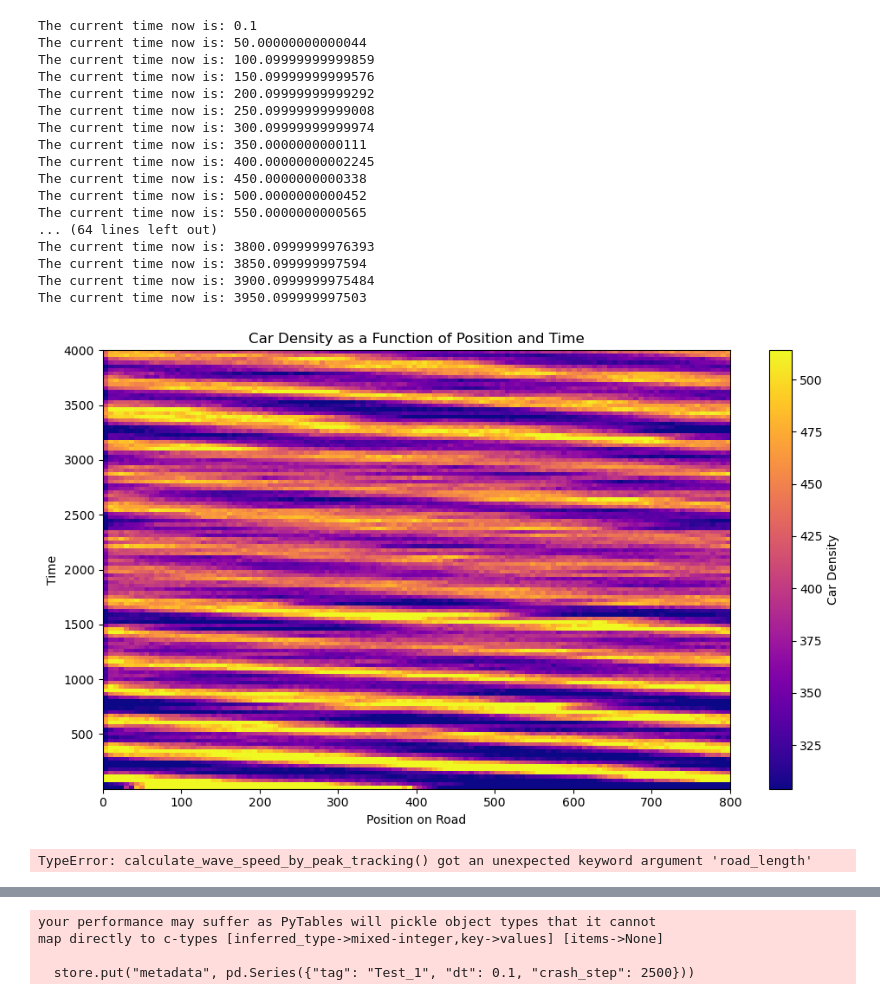
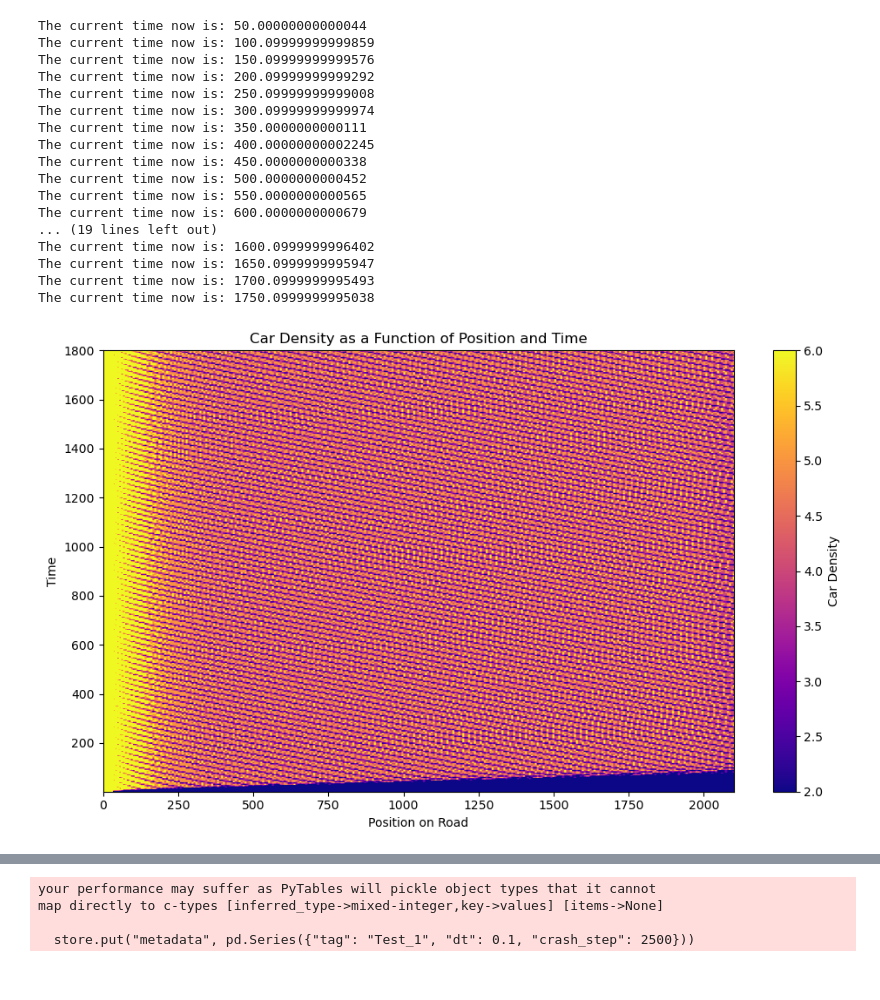
Before and after one commit to yuval-levi-046/PROM-Physical-Simulation, a Jupyter notebook: simulator.ipynb, the cells around one changed output, grey strips where cells are left out. Drawn from its saved outputs; the diff is of its cells as text; code cells hidden in the pictures.

```diff
--- a/simulator.ipynb
+++ b/simulator.ipynb
@@ -18,16 +18,19 @@ from helper import plot_stuck_car_heatmap, plot_graphs, get_average_velocity, pl
 # %%
 dt = 0.1
-sim_time = 4000
+sim_time = 1800
 
-num_cars = 100
-starting_speed = 20
+road_length = 2100
+max_speed = 30
 
-road_length = 800
-max_speed = 60
+num_lanes = 1
 
-density = 0.06
+# density = 0.08
 
-num_lanes = 2
+system = System(dt=dt, final_time=sim_time)
+
+start_pos = (0, 300)
+end_pos = (road_length, 300)
+road = Road(num_lanes, max_speed, start_pos, end_pos)
 
 system = System(dt=dt, final_time=sim_time)
 
@@ -36,21 +39,23 @@ end_pos = (road_length, 300)
 road = Road(num_lanes, max_speed, start_pos, end_pos)
 
 system.add_road(road)
-logger = DataLogger(tag="basic_one_road_test")
-controller = TrafficController(system, logger=logger)
+logger = DataLogger(tag="mix_driver_density")
+controller = TrafficController(system)
 
-system.equal_distance_car_creator(30, road_index = 0, lane_index = 0, speed = 0, driver_type="mix")
-system.equal_distance_car_creator(30, road_index = 0, lane_index = 1, speed = 0, driver_type="mix")
+logger.enable_sensor_logger(sensor_location=500, aggregation_window=30)
+controller.add_exit_gate(1600)
 
-road.set_next_road(road)
+controller.add_spawn_rule(density_random_lane_spawner(2250, 0, 10000, "calibration", 15))
 # %%
 for _ in range(int(sim_time/dt)):
     controller.control(system.dt)
     system.update(logger=logger)
 
 new_df = logger.to_dataframe()
+# density_df = logger.to_density_dataframe()
+# flow_df = logger.to_flow_dataframe()
+speed_average = logger.to_sensor_dataframe()
 # %% [output]
-The current time now is: 0.1
 The current time now is: 50.00000000000044
 The current time now is: 100.09999999999859
 The current time now is: 150.09999999999576
@@ -62,16 +67,15 @@ The current time now is: 400.00000000002245
 The current time now is: 450.0000000000338
 The current time now is: 500.0000000000452
 The current time now is: 550.0000000000565
-... (64 lines left out)
-The current time now is: 3800.0999999976393
-The current time now is: 3850.099999997594
-The current time now is: 3900.0999999975484
-The current time now is: 3950.099999997503
+The current time now is: 600.0000000000679
+... (19 lines left out)
+The current time now is: 1600.0999999996402
+The current time now is: 1650.0999999995947
+The current time now is: 1700.0999999995493
+The current time now is: 1750.0999999995038
-# %%
-plot_density_by_space(new_df, road_length = 800)
-calculate_wave_speed_by_peak_tracking(new_df, dt=dt, dx=6.5)
-# %% [output]
-[figure, removed]
-TypeError: calculate_wave_speed_by_peak_tracking() got an unexpected keyword argument 'road_length'
+# %%
+plot_density_by_space(new_df, road_length = 2100)
+# %% [output]
+[figure, added]
 # %%
 dt = 0.1
```
Also changed, not shown: parts of 8 cells of this notebook, 7 other files.
